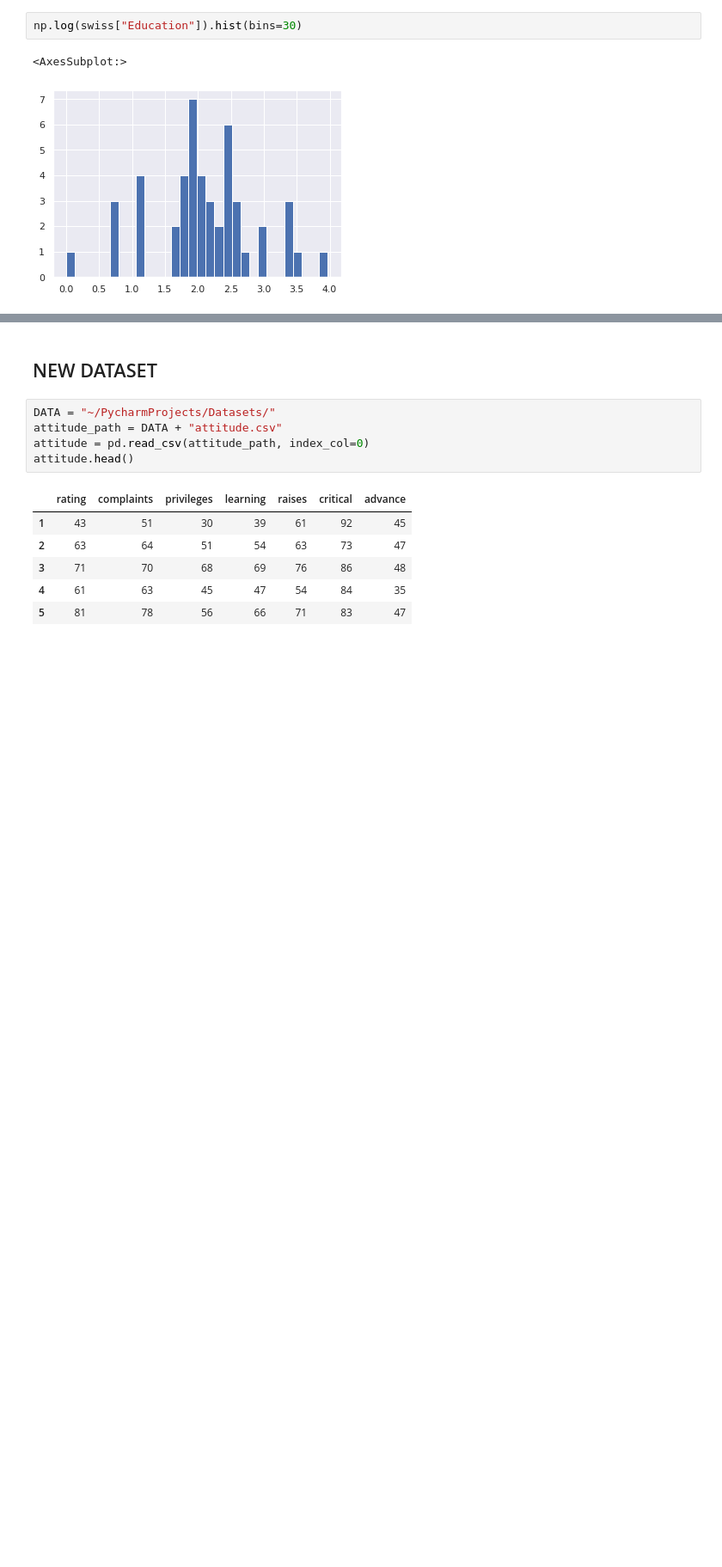
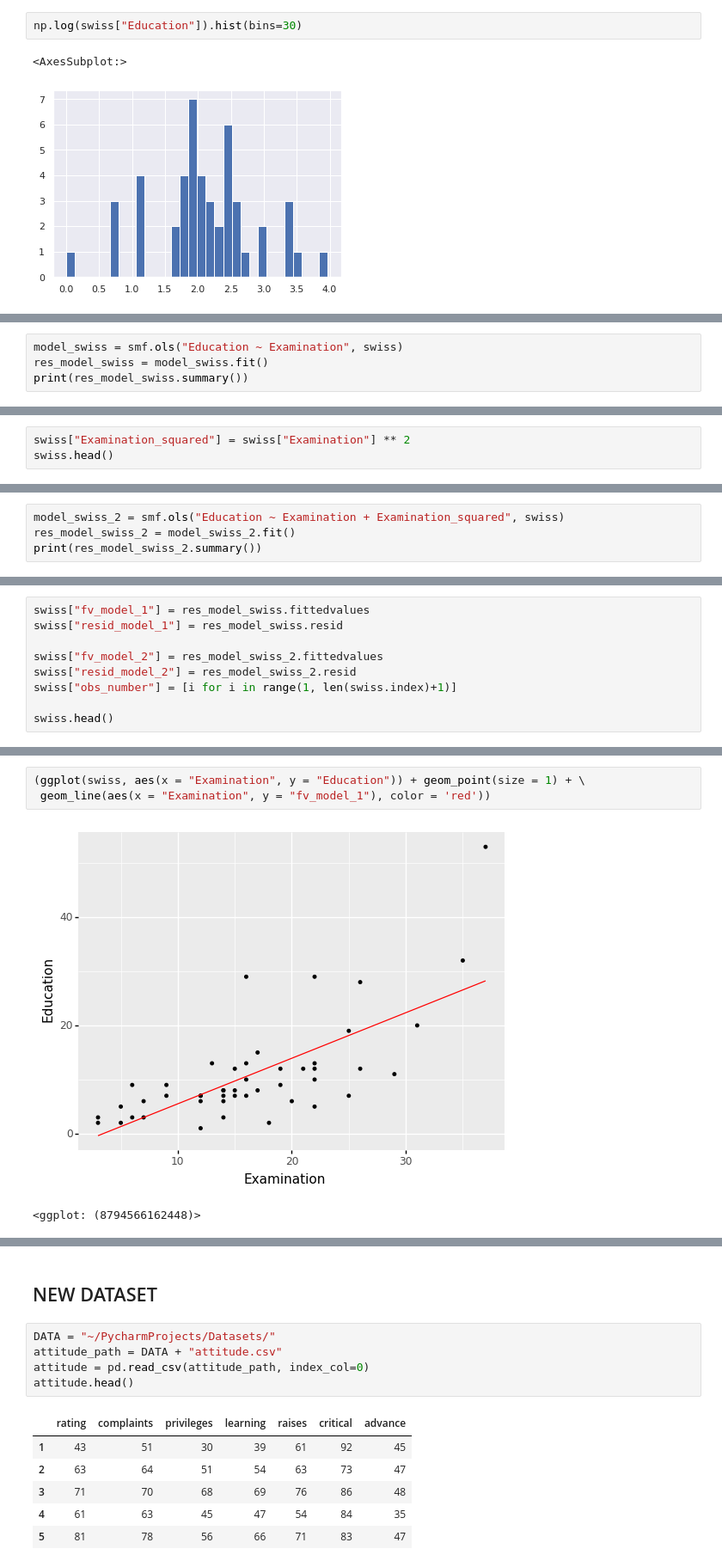
Before and after one commit to Osfory/Statistical_and_Data_Analysis_Test_area, a Jupyter notebook: Python/Common_methods_of_data_analysis.ipynb, the cells around one changed output, grey strips where cells are left out. Shown at 86% size. Drawn from its saved outputs; the diff is of its cells as text; blank space fills up the shorter version.

```diff
--- a/Python/Common_methods_of_data_analysis.ipynb
+++ b/Python/Common_methods_of_data_analysis.ipynb
@@ -1311,0 +1317,4 @@ np.log(swiss["Education"]).hist(bins=30)
+# %%
+model_swiss = smf.ols("Education ~ Examination", swiss)
+res_model_swiss = model_swiss.fit()
+print(res_model_swiss.summary())
@@ -1311,0 +1339,3 @@ np.log(swiss["Education"]).hist(bins=30)
+# %%
+swiss["Examination_squared"] = swiss["Examination"] ** 2
+swiss.head()
@@ -1311,0 +1349,4 @@ np.log(swiss["Education"]).hist(bins=30)
+# %%
+model_swiss_2 = smf.ols("Education ~ Examination + Examination_squared", swiss)
+res_model_swiss_2 = model_swiss_2.fit()
+print(res_model_swiss_2.summary())
@@ -1311,0 +1379,9 @@ np.log(swiss["Education"]).hist(bins=30)
+# %%
+swiss["fv_model_1"] = res_model_swiss.fittedvalues
+swiss["resid_model_1"] = res_model_swiss.resid
+
+swiss["fv_model_2"] = res_model_swiss_2.fittedvalues
+swiss["resid_model_2"] = res_model_swiss_2.resid
+swiss["obs_number"] = [i for i in range(1, len(swiss.index)+1)]
+
+swiss.head()
@@ -1311,0 +1395,6 @@ np.log(swiss["Education"]).hist(bins=30)
+# %%
+(ggplot(swiss, aes(x = "Examination", y = "Education")) + geom_point(size = 1) + \
+ geom_line(aes(x = "Examination", y = "fv_model_1"), color = 'red'))
+# %% [output]
+[figure, added]
+<ggplot: (8794566162448)>
```
Also changed, not shown: parts of 134 cells of this notebook.
